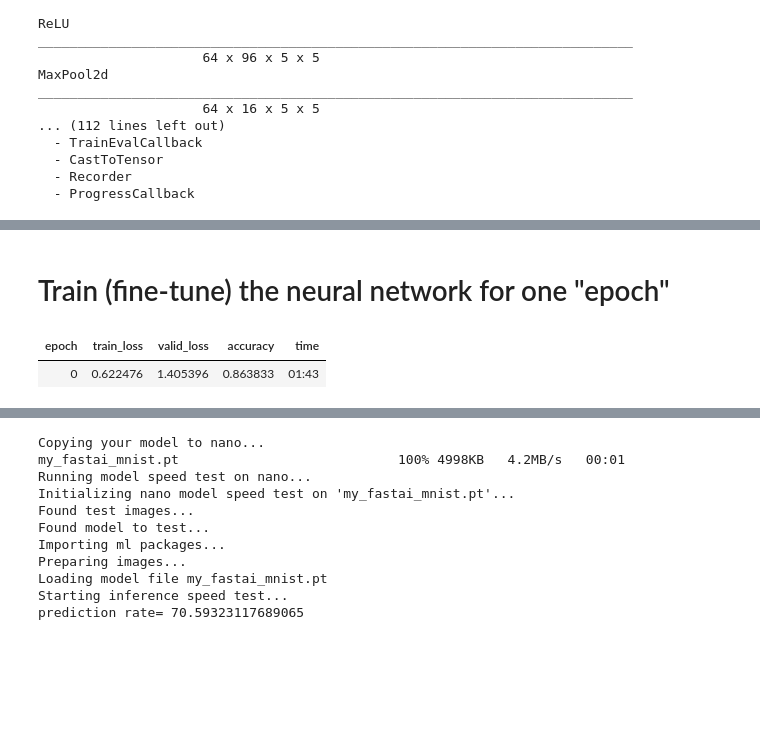
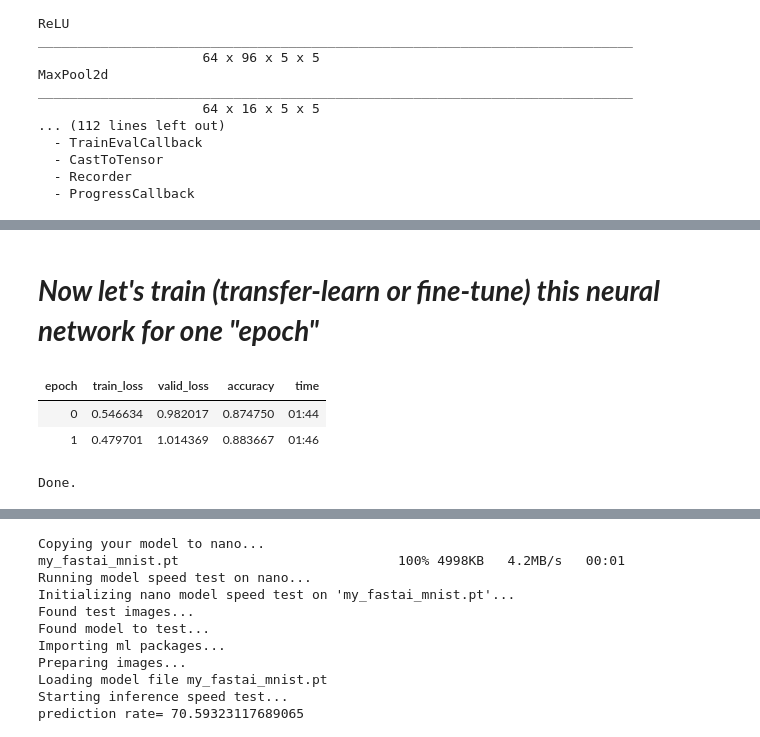
Before and after one commit to sourcesync/seemap2003, a Jupyter notebook: 05_seemapld2023_fastai_mnist.ipynb, the cells around one changed output, grey strips where cells are left out. Cells and saved outputs as stored; diff of their text form; code cells hidden in the pictures; blank space fills up the shorter version.

```diff
--- a/05_seemapld2023_fastai_mnist.ipynb
+++ b/05_seemapld2023_fastai_mnist.ipynb
@@ -43,2 +57,3 @@ block = DataBlock(
 # %%
-loaders = block.dataloaders(path/"training")
+img_loader = block.dataloaders(path/"training")
+print("Done.")
@@ -51,4 +70,6 @@ loaders.train.show_batch(max_n=4, nrows=1)
 # %%
-# squeezenet default fast ai learner
-learn = vision_learner(loaders, squeezenet1_0, loss_func=nn.CrossEntropyLoss(), metrics=accuracy)
+# create a fastai learning with the CNN model called 'squeezenet'
+learner = vision_learner(loaders,
+                         squeezenet1_0, # <-Yikes!  What is that?
+                         metrics=accuracy)
 print("Done.")
@@ -78,10 +114,12 @@ ____________________________________________________________________________
 # %% [markdown]
-# Train (fine-tune) the neural network for one "epoch"
+# ***Now let's train (transfer-learn or fine-tune) this neural network for one "epoch"***
 # %%
-
-learn.fit_one_cycle(1)
+# use fastai's awesome learning algorithm for 1 "epoch"
+learner.fit_one_cycle(2)
 
 print("Done.")
 # %% [output]
 | epoch | train_loss | valid_loss | accuracy | time |
-| 0 | 0.622476 | 1.405396 | 0.863833 | 01:43 |
+| 0 | 0.546634 | 0.982017 | 0.874750 | 01:44 |
+| 1 | 0.479701 | 1.014369 | 0.883667 | 01:46 |
+Done.
```
Also changed, not shown: parts of 25 cells of this notebook, 3 other files.
